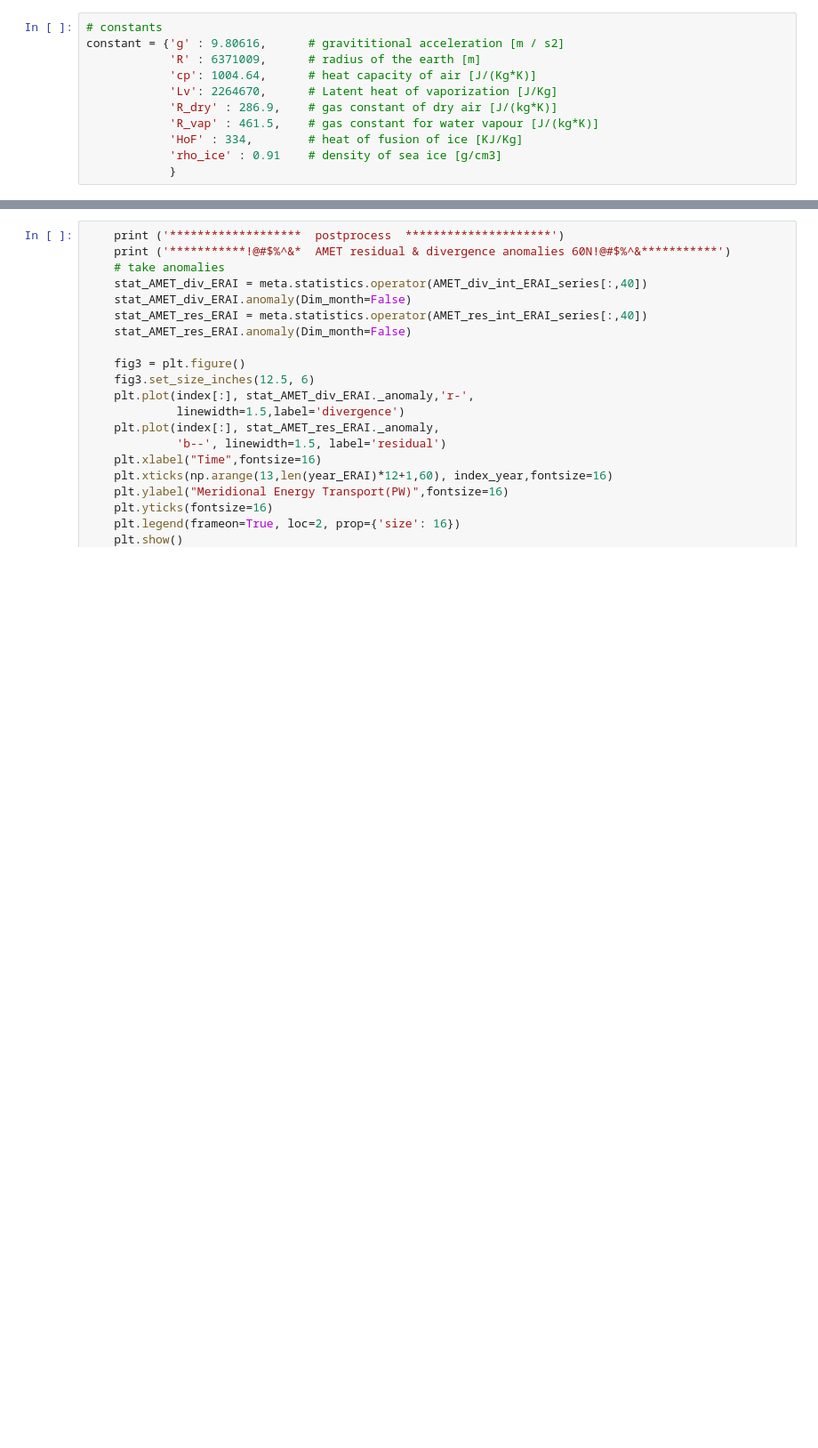
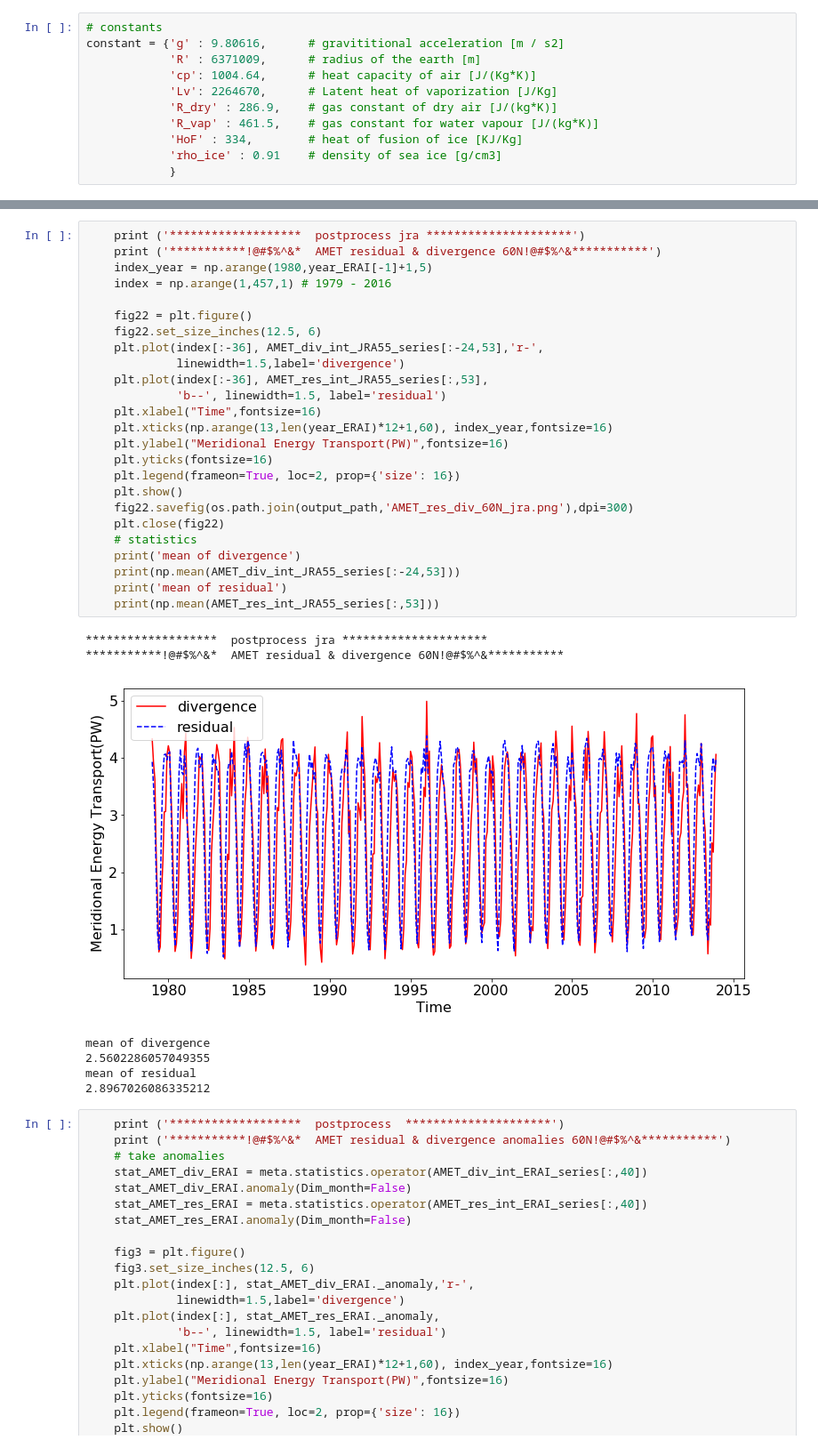
Before and after one commit to geek-yang/AirSeaFlow, a Jupyter notebook: Postprocessing/dataExpo/AMET_residual.ipynb, the cells around one changed output, grey strips where cells are left out. Shown at 89% size. Saved outputs shown, nothing was run; the diff lists cells and outputs as text; blank space fills up the shorter version.

```diff
--- a/Postprocessing/dataExpo/AMET_residual.ipynb
+++ b/Postprocessing/dataExpo/AMET_residual.ipynb
@@ -169,3 +369,36 @@ mean of residual
+# %%
+    print ('*******************  postprocess jra *********************')
+    print ('***********!@#$%^&*  AMET residual & divergence 60N!@#$%^&***********')
+    index_year = np.arange(1980,year_ERAI[-1]+1,5)
+    index = np.arange(1,457,1) # 1979 - 2016
+
+    fig22 = plt.figure()
+    fig22.set_size_inches(12.5, 6)
+    plt.plot(index[:-36], AMET_div_int_JRA55_series[:-24,53],'r-',
+             linewidth=1.5,label='divergence')
+    plt.plot(index[:-36], AMET_res_int_JRA55_series[:,53],
+             'b--', linewidth=1.5, label='residual')
+    plt.xlabel("Time",fontsize=16)
+    plt.xticks(np.arange(13,len(year_ERAI)*12+1,60), index_year,fontsize=16)
+    plt.ylabel("Meridional Energy Transport(PW)",fontsize=16)
+    plt.yticks(fontsize=16)
+    plt.legend(frameon=True, loc=2, prop={'size': 16})
+    plt.show()
+    fig22.savefig(os.path.join(output_path,'AMET_res_div_60N_jra.png'),dpi=300)
+    plt.close(fig22)
+    # statistics
+    print('mean of divergence')
+    print(np.mean(AMET_div_int_JRA55_series[:-24,53]))
+    print('mean of residual')
+    print(np.mean(AMET_res_int_JRA55_series[:,53]))
+# %% [output]
+*******************  postprocess jra *********************
+***********!@#$%^&*  AMET residual & divergence 60N!@#$%^&***********
+[figure, added]
+mean of divergence
+2.5602286057049355
+mean of residual
+2.8967026086335212
 # %%
     print ('*******************  postprocess  *********************')
     print ('***********!@#$%^&*  AMET residual & divergence anomalies 60N!@#$%^&***********')
```
Also changed, not shown: parts of 10 cells of this notebook, 2 other files.
